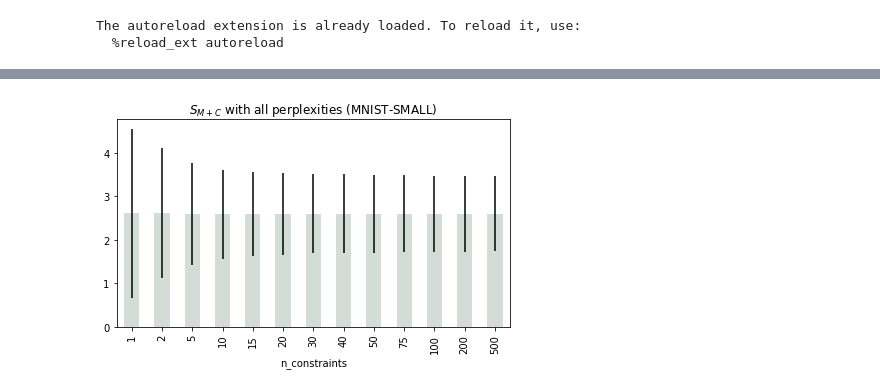
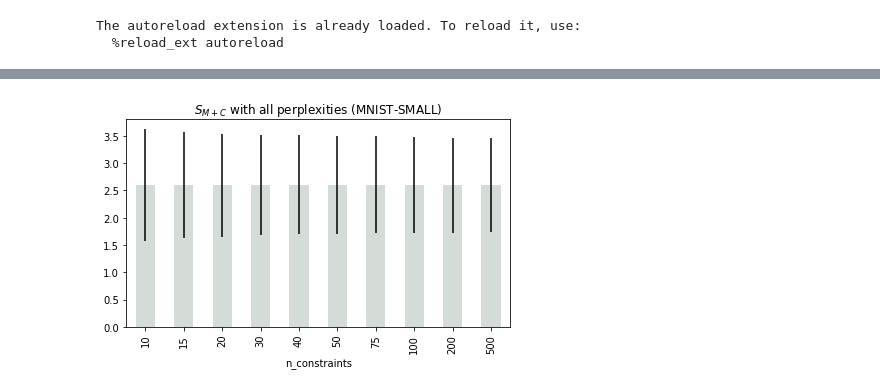
Before and after one commit to vu-minh/tsne_auto_perp_constraints, a Jupyter notebook: Plot constraint score.ipynb, the cells around one changed output, grey strips where cells are left out. Cells and saved outputs as stored; diff of their text form; code cells hidden in the pictures.

Commit message:
Minor fix meta tsne, add plots for meta COIL20

```diff
--- a/Plot constraint score.ipynb
+++ b/Plot constraint score.ipynb
@@ -16,6 +16,25 @@ db_name = 'DB_{}'.format(dataset_name)
 key_name_in_DB = 'constraints'
 dfc = db_utils.load_data(db_name, key_name_in_DB)
 dfc = dfc.loc[:, dfc.columns != 'reproduce_seed']
+# %%
+# find the most closed perplexity to the given rounded value
+# e.g, given `rounded_perp = 5`, return `real_perp = 5.014803659274878`
+list_perps = sorted(dfc.perp.unique(), reverse=True)
+
+from math import isclose
+tolerance = 1e-2
+def _closet(rounded_perp):
+    # find the closed value with `tolerance`. if not found, return None
+    for real_perp in list_perps:
+        if isclose(real_perp, rounded_perp, rel_tol=tolerance):
+            return real_perp
+    return None # tolerance is too large
+
+def _approximated_closed(rounded_perp):
+    # always return the closet real_perp
+    diff = [abs(real_perp - rounded_perp) for real_perp in list_perps]
+    idx = diff.index(min(diff))
+    return list_perps[idx]
 # %%
 def _plot_bar_err_by_nconstraints(dfc, ax, perp=None, key='s_all'):
     if perp is None:
@@ -31,8 +50,7 @@ def _plot_bar_err_by_nconstraints(dfc, ax, perp=None, key='s_all'):
     ax.set_title('$S_{M+C}$' + title)
 # %%
 fig, ax = plt.subplots(2, 4, figsize=(16, 5))
-perps = [5.014803659274878, 10.286892100200587, 30.475989753359674, 50.30988706579206,
-         110.33407608473023, 176.15385478640795,  252.2942057552399, 496.35937989575154]
+perps = list(map(_approximated_closed, [5, 10, 30, 50, 110, 180, 250, 500]))
 for i, perp in enumerate(perps):
     r, c = i//4, i%4
     _plot_bar_err_by_nconstraints(dfc, ax[r][c], perp)
@@ -45,0 +64,16 @@ plt.show()
+# %%
+fig, ax = plt.subplots(4, 5, figsize=(16, 9))
+perps = list(map(_approximated_closed, [
+    1, 2, 4, 5, 8,
+    10, 20, 30, 40, 50,
+    100, 120, 150, 200, 300,
+    500, 850, 1300, 1750, 1800
+]))
+for i, perp in enumerate(perps):
+    r, c = i//5, i%5
+    _plot_bar_err_by_nconstraints(dfc, ax[r][c], perp)
+
+# plt.suptitle(dataset_name)
+plt.tight_layout()
+plt.savefig('./plots/[{}]S_all_nconstraints_more.png'.format(dataset_name))
+plt.show()
@@ -46,7 +82,8 @@ plt.show()
 # %%
 fig, ax = plt.subplots()
-_plot_bar_err_by_nconstraints(dfc, ax)
+dfc4 = dfc[dfc.n_constraints > 5]
+_plot_bar_err_by_nconstraints(dfc4, ax)
 plt.tight_layout()
-plt.savefig('./plots/[{}]S_all_nconstraints.png'.format(dataset_name))
+plt.savefig('./plots/[{}]S_all_nconst_gt5.png'.format(dataset_name))
 # %% [output]
-[figure, old version]
+[figure, new version]
```
Also changed, not shown: parts of 4 cells of this notebook, 5 other files.
